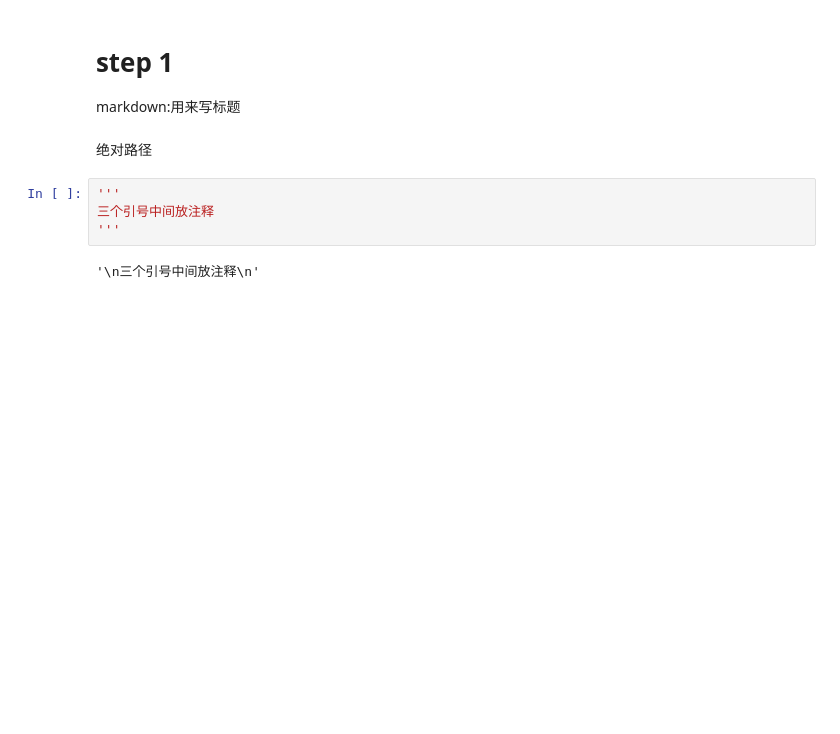
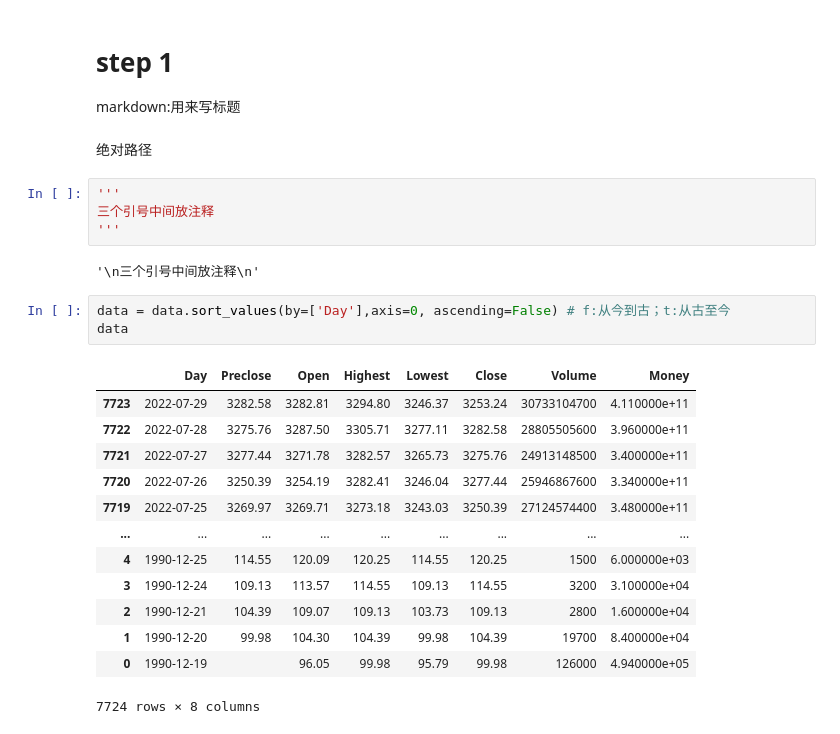
Before and after one commit to chenjialu1230/chen, a Jupyter notebook: Untitled-1.ipynb, the cells around one changed output. Drawn from its saved outputs; the diff is of its cells as text; blank space fills up the shorter version.

```diff
--- a/Untitled-1.ipynb
+++ b/Untitled-1.ipynb
@@ -237,3 +237,20 @@ markdown:用来写标题
 '''
 # %% [output]
 '\n三个引号中间放注释\n'
+# %%
+data = data.sort_values(by=['Day'],axis=0, ascending=False) # f:从今到古；t:从古至今
+data
+# %% [output]
+|  | Day | Preclose | Open | Highest | Lowest | Close | Volume | Money |
+| 7723 | 2022-07-29 | 3282.58 | 3282.81 | 3294.80 | 3246.37 | 3253.24 | 30733104700 | 4.110000e+11 |
+| 7722 | 2022-07-28 | 3275.76 | 3287.50 | 3305.71 | 3277.11 | 3282.58 | 28805505600 | 3.960000e+11 |
+| 7721 | 2022-07-27 | 3277.44 | 3271.78 | 3282.57 | 3265.73 | 3275.76 | 24913148500 | 3.400000e+11 |
+| 7720 | 2022-07-26 | 3250.39 | 3254.19 | 3282.41 | 3246.04 | 3277.44 | 25946867600 | 3.340000e+11 |
+| 7719 | 2022-07-25 | 3269.97 | 3269.71 | 3273.18 | 3243.03 | 3250.39 | 27124574400 | 3.480000e+11 |
+| ... | ... | ... | ... | ... | ... | ... | ... | ... |
+| 4 | 1990-12-25 | 114.55 | 120.09 | 120.25 | 114.55 | 120.25 | 1500 | 6.000000e+03 |
+| 3 | 1990-12-24 | 109.13 | 113.57 | 114.55 | 109.13 | 114.55 | 3200 | 3.100000e+04 |
+| 2 | 1990-12-21 | 104.39 | 109.07 | 109.13 | 103.73 | 109.13 | 2800 | 1.600000e+04 |
+| 1 | 1990-12-20 | 99.98 | 104.30 | 104.39 | 99.98 | 104.39 | 19700 | 8.400000e+04 |
+| 0 | 1990-12-19 |  | 96.05 | 99.98 | 95.79 | 99.98 | 126000 | 4.940000e+05 |
+7724 rows × 8 columns
```
